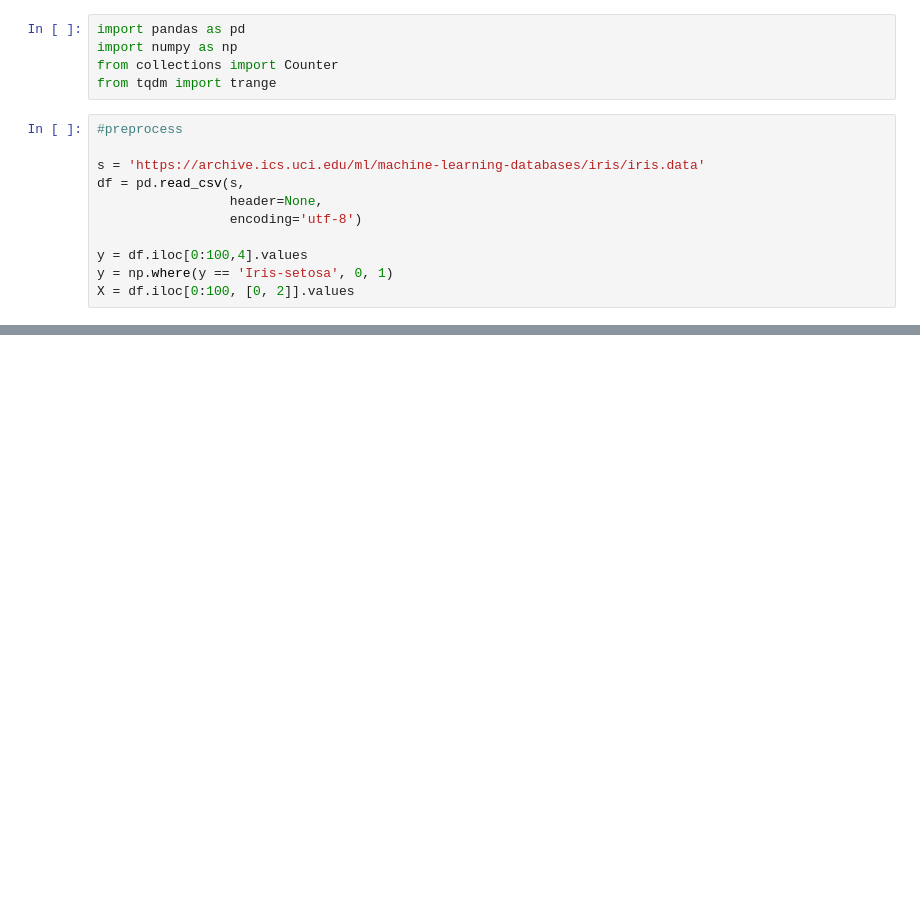
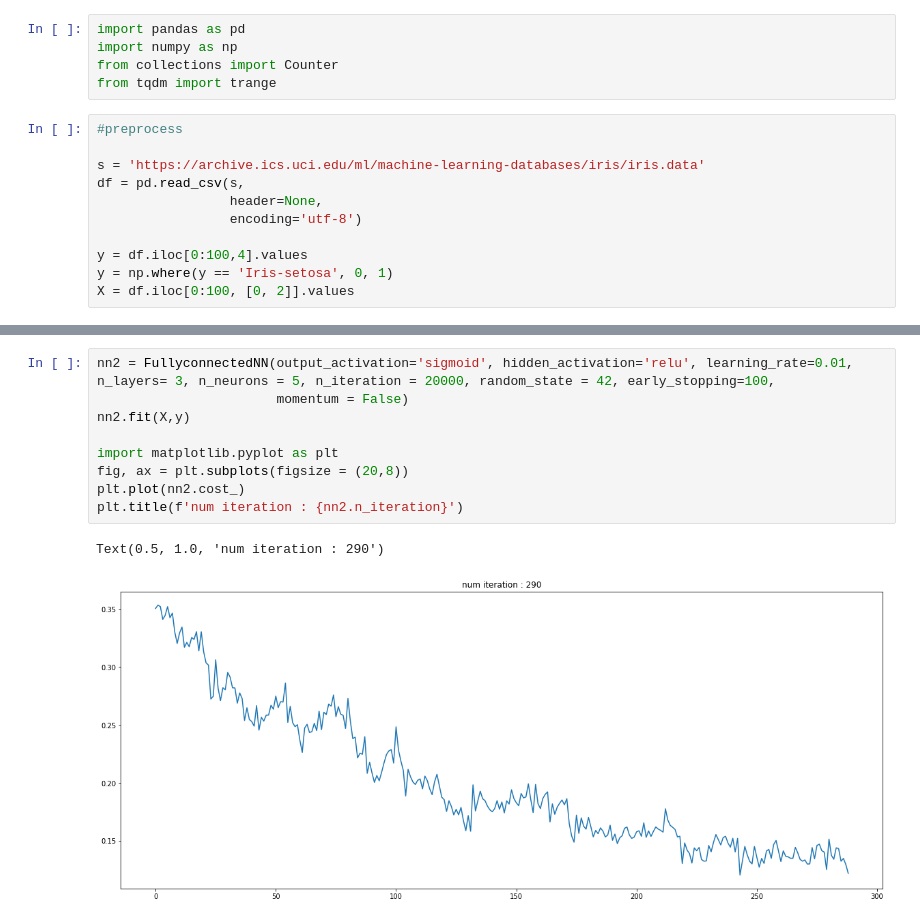
Before and after one commit to dslisleedh/from_scratch, a Jupyter notebook: NeuralNet/FeedforwardNN.ipynb, the cells around one changed output, grey strips where cells are left out. Saved outputs shown, nothing was run; the diff lists cells and outputs as text; blank space fills up the shorter version.

```diff
--- a/NeuralNet/FeedforwardNN.ipynb
+++ b/NeuralNet/FeedforwardNN.ipynb
@@ -237,0 +283,12 @@ Text(0.5, 1.0, 'num iteration : 7169')
+# %%
+nn2 = FullyconnectedNN(output_activation='sigmoid', hidden_activation='relu', learning_rate=0.01, n_layers= 3, n_neurons = 5, n_iteration = 20000, random_state = 42, early_stopping=100,
+                       momentum = False)
+nn2.fit(X,y)
+
+import matplotlib.pyplot as plt
+fig, ax = plt.subplots(figsize = (20,8))
+plt.plot(nn2.cost_)
+plt.title(f'num iteration : {nn2.n_iteration}')
+# %% [output]
+Text(0.5, 1.0, 'num iteration : 290')
+[figure, added]
```
Also changed, not shown: parts of 5 cells of this notebook.
